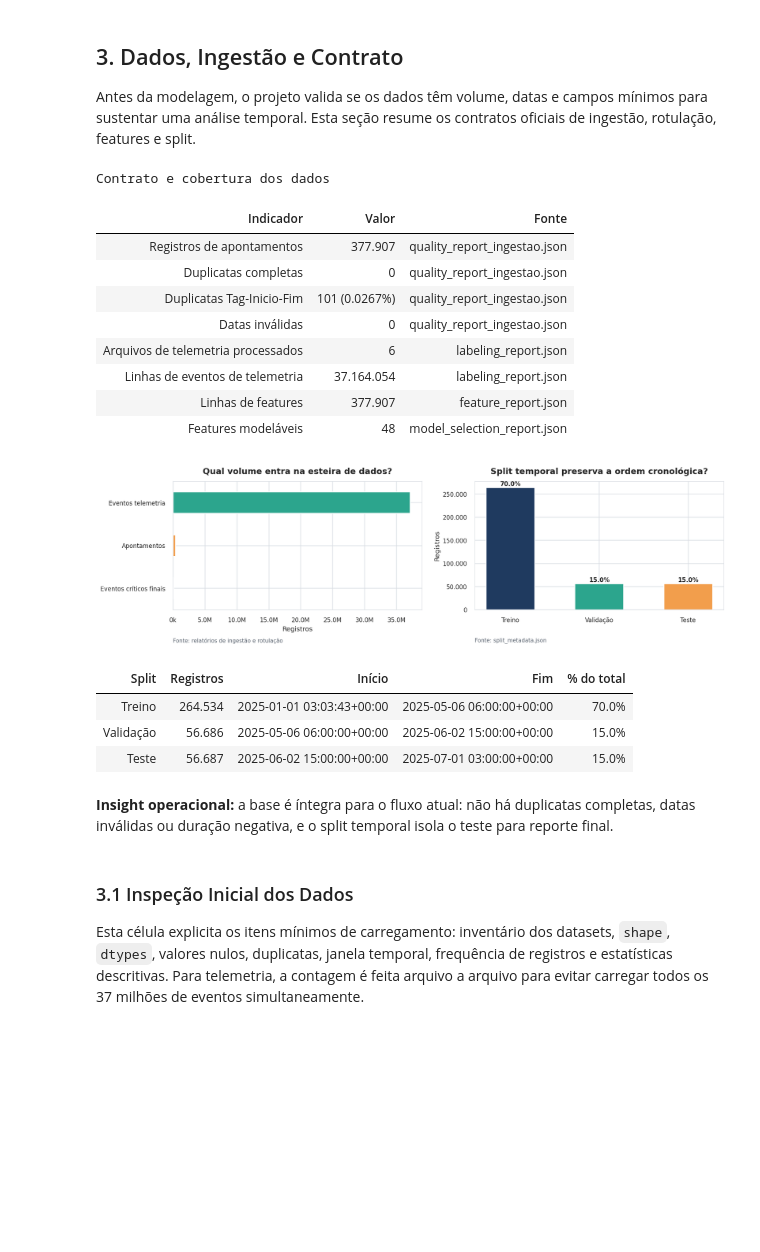
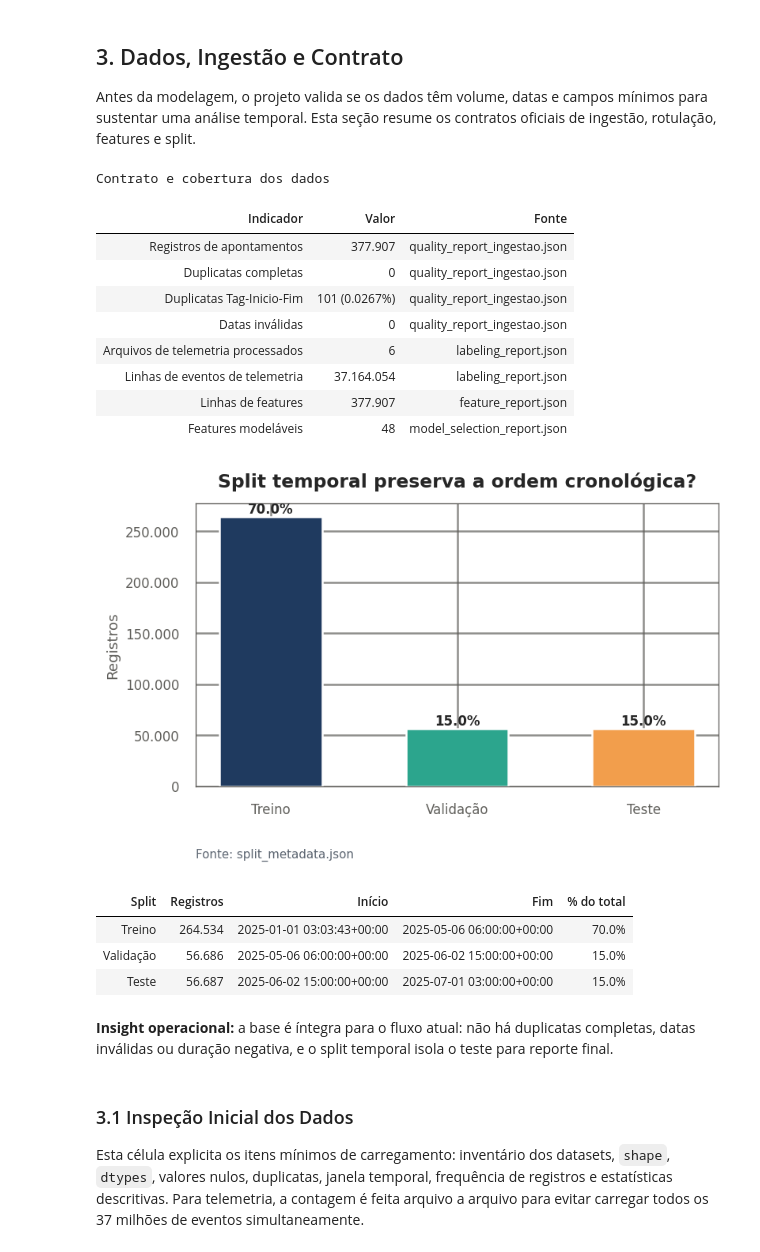
Before and after one commit to LuccaRomagnolli/Projeto-Vale, a Jupyter notebook: notebooks/main.ipynb, the cells around one changed output. Saved outputs shown, nothing was run; the diff lists cells and outputs as text; code cells hidden in the pictures; blank space fills up the shorter version.

```diff
--- a/notebooks/main.ipynb
+++ b/notebooks/main.ipynb
@@ -350,66 +350,61 @@ telemetry_files = sorted((RAW / "telemetria").glob("*.parquet"))
 apontamentos_file = RAW / "apontamentos" / "desenvolver_apontamentos.parquet"
 
 contract_cards = pd.DataFrame([
-    {"Indicador": "Registros de apontamentos", "Valor": fmt_int(quality_json["total_records"]), "Fonte": "quality_report_ingestao.json"},
-    {"Indicador": "Duplicatas completas", "Valor": fmt_int(quality_json["duplicate_full_rows"]), "Fonte": "quality_report_ingestao.json"},
-    {"Indicador": "Duplicatas Tag-Inicio-Fim", "Valor": f"{fmt_int(quality_json['duplicate_tag_inicio_fim'])} ({quality_json['duplicate_tag_inicio_fim_pct']:.4f}%)", "Fonte": "quality_report_ingestao.json"},
-    {"Indicador": "Datas inválidas", "Valor": fmt_int(quality_json["invalid_inicio"] + quality_json["invalid_fim"]), "Fonte": "quality_report_ingestao.json"},
-    {"Indicador": "Arquivos de telemetria processados", "Valor": fmt_int(labeling_json["files_processed"]), "Fonte": "labeling_report.json"},
-    {"Indicador": "Linhas de eventos de telemetria", "Valor": fmt_int(labeling_json["rows_total_events"]), "Fonte": "labeling_report.json"},
-    {"Indicador": "Linhas de features", "Valor": fmt_int(feature_json["rows"]), "Fonte": "feature_report.json"},
-    {"Indicador": "Features modeláveis", "Valor": fmt_int(selection_json["feature_count"]), "Fonte": "model_selection_report.json"},
+    {"Indicador": "Registros de apontamentos",          "Valor": fmt_int(quality_json["total_records"]),                                                                         "Fonte": "quality_report_ingestao.json"},
+    {"Indicador": "Duplicatas completas",               "Valor": fmt_int(quality_json["duplicate_full_rows"]),                                                                    "Fonte": "quality_report_ingestao.json"},
+    {"Indicador": "Duplicatas Tag-Inicio-Fim",          "Valor": f"{fmt_int(quality_json['duplicate_tag_inicio_fim'])} ({quality_json['duplicate_tag_inicio_fim_pct']:.4f}%)",   "Fonte": "quality_report_ingestao.json"},
+    {"Indicador": "Datas inválidas",                    "Valor": fmt_int(quality_json["invalid_inicio"] + quality_json["invalid_fim"]),                                           "Fonte": "quality_report_ingestao.json"},
+    {"Indicador": "Arquivos de telemetria processados", "Valor": fmt_int(labeling_json["files_processed"]),                                                                       "Fonte": "labeling_report.json"},
+    {"Indicador": "Linhas de eventos de telemetria",    "Valor": fmt_int(labeling_json["rows_total_events"]),                                                                     "Fonte": "labeling_report.json"},
+    {"Indicador": "Linhas de features",                 "Valor": fmt_int(feature_json["rows"]),                                                                                   "Fonte": "feature_report.json"},
+    {"Indicador": "Features modeláveis",                "Valor": fmt_int(selection_json["feature_count"]),                                                                        "Fonte": "model_selection_report.json"},
 ])
-
 display(contract_cards.style.hide(axis="index").set_caption("Contrato e cobertura dos dados"))
 
 split_table = pd.DataFrame([
-    {"Split": "Treino", "Registros": split_json["rows_train"], "Início": split_json["train_start"], "Fim": split_json["train_end"]},
-    {"Split": "Validação", "Registros": split_json["rows_val"], "Início": split_json["val_start"], "Fim": split_json["val_end"]},
-    {"Split": "Teste", "Registros": split_json["rows_test"], "Início": split_json["test_start"], "Fim": split_json["test_end"]},
+    {"Split": "Treino",    "Registros": split_json["rows_train"], "Início": split_json["train_start"], "Fim": split_json["train_end"]},
+    {"Split": "Validação", "Registros": split_json["rows_val"],   "Início": split_json["val_start"],   "Fim": split_json["val_end"]},
+    {"Split": "Teste",     "Registros": split_json["rows_test"],  "Início": split_json["test_start"],  "Fim": split_json["test_end"]},
 ])
 split_table["% do total"] = split_table["Registros"] / split_json["rows_total"]
 
-fig, axes = plt.subplots(1, 2, figsize=(15, 4.8))
-
-ax = axes[0]
-raw_counts = pd.Series({
-    "Apontamentos": quality_json["total_records"],
-    "Eventos telemetria": labeling_json["rows_total_events"],
-    "Eventos críticos finais": labeling_json["rows_critical_events_final"],
-})
-raw_counts.sort_values().plot(kind="barh", ax=ax, color=[PALETTE["blue"], PALETTE["orange"], PALETTE["teal"]])
-ax.set_title("Qual volume entra na esteira de dados?")
-ax.set_xlabel("Registros")
-ax.xaxis.set_major_formatter(mticker.FuncFormatter(lambda x, _: f"{x/1_000_000:.1f}M" if x >= 1_000_000 else f"{x/1_000:.0f}k"))
-add_source_note(ax, "Fonte: relatórios de ingestão e rotulação")
-
-ax = axes[1]
+fig, ax = plt.subplots(figsize=(7, 4.8))
 colors = [PALETTE["navy"], PALETTE["teal"], PALETTE["orange"]]
 bars = ax.bar(split_table["Split"], split_table["Registros"], color=colors, width=0.55)
 for bar, share in zip(bars, split_table["% do total"]):
-    ax.text(bar.get_x() + bar.get_width()/2, bar.get_height(), f"{share:.1%}", ha="center", va="bottom", fontsize=10, fontweight="bold")
+    ax.text(bar.get_x() + bar.get_width() / 2, bar.get_height(),
+            f"{share:.1%}", ha="center", va="bottom", fontsize=10, fontweight="bold")
 ax.set_title("Split temporal preserva a ordem cronológica?")
 ax.set_ylabel("Registros")
 ax.yaxis.set_major_formatter(mticker.FuncFormatter(lambda x, _: fmt_int(x)))
 add_source_note(ax, "Fonte: split_metadata.json")
-
 plt.tight_layout()
 plt.show()
 
-display(split_table.assign(Registros=split_table["Registros"].map(fmt_int), **{"% do total": split_table["% do total"].map(lambda v: f"{v:.1%}")}).style.hide(axis="index"))
-display(Markdown("**Insight operacional:** a base é íntegra para o fluxo atual: não há duplicatas completas, datas inválidas ou duração negativa, e o split temporal isola o teste para reporte final."))
+display(
+    split_table
+    .assign(
+        Registros=split_table["Registros"].map(fmt_int),
+        **{"% do total": split_table["% do total"].map(lambda v: f"{v:.1%}")}
+    )
+    .style.hide(axis="index")
+)
+display(Markdown(
+    "**Insight operacional:** a base é íntegra para o fluxo atual: não há duplicatas completas, "
+    "datas inválidas ou duração negativa, e o split temporal isola o teste para reporte final."
+))
 # %% [output]
 Contrato e cobertura dos dados
 | Indicador | Valor | Fonte |
 | Registros de apontamentos | 377.907 | quality_report_ingestao.json |
 | Duplicatas completas | 0 | quality_report_ingestao.json |
 | Duplicatas Tag-Inicio-Fim | 101 (0.0267%) | quality_report_ingestao.json |
 | Datas inválidas | 0 | quality_report_ingestao.json |
 | Arquivos de telemetria processados | 6 | labeling_report.json |
 | Linhas de eventos de telemetria | 37.164.054 | labeling_report.json |
 | Linhas de features | 377.907 | feature_report.json |
 | Features modeláveis | 48 | model_selection_report.json |
-[figure, old version]
+[figure, new version]
 | Split | Registros | Início | Fim | % do total |
 | Treino | 264.534 | 2025-01-01 03:03:43+00:00 | 2025-05-06 06:00:00+00:00 | 70.0% |
 | Validação | 56.686 | 2025-05-06 06:00:00+00:00 | 2025-06-02 15:00:00+00:00 | 15.0% |
```
Also changed, not shown: parts of 13 cells of this notebook.
